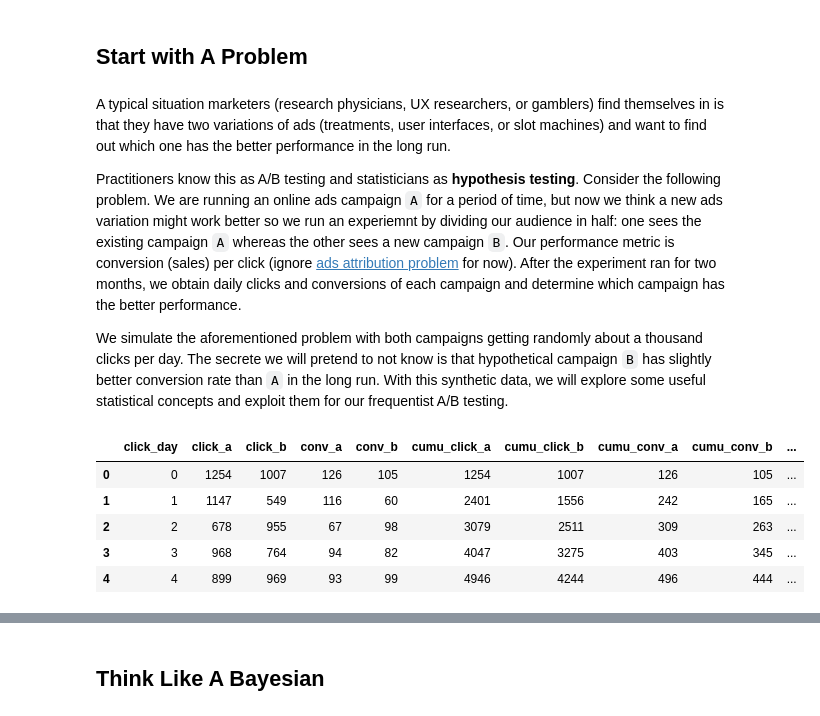
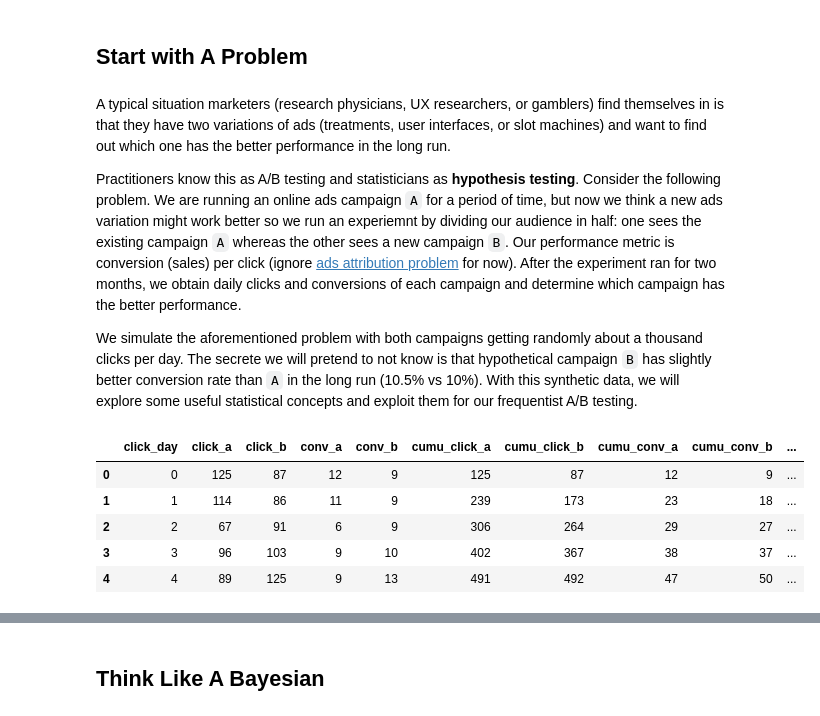
Before and after one commit to cstorm125/abtestoo, a Jupyter notebook: bayesian.ipynb, the cells around one changed output, grey strips where cells are left out. Drawn from its saved outputs; the diff is of its cells as text; code cells hidden in the pictures.

```diff
--- a/bayesian.ipynb
+++ b/bayesian.ipynb
@@ -28,43 +30,43 @@ A typical situation marketers (research physicians, UX researchers, or gamblers)
 
 Practitioners know this as A/B testing and statisticians as **hypothesis testing**. Consider the following problem. We are running an online ads campaign `A` for a period of time, but now we think a new ads variation might work better so we run an experiemnt by dividing our audience in half: one sees the existing campaign `A` whereas the other sees a new campaign `B`. Our performance metric is conversion (sales) per click (ignore [ads attribution problem](https://support.google.com/analytics/answer/1662518) for now). After the experiment ran for two months, we obtain daily clicks and conversions of each campaign and determine which campaign has the better performance.
 
-We simulate the aforementioned problem with both campaigns getting randomly about a thousand clicks per day. The secrete we will pretend to not know is that hypothetical campaign `B` has slightly better conversion rate than `A` in the long run. With this synthetic data, we will explore some useful statistical concepts and exploit them for our frequentist A/B testing.
+We simulate the aforementioned problem with both campaigns getting randomly about a thousand clicks per day. The secrete we will pretend to not know is that hypothetical campaign `B` has slightly better conversion rate than `A` in the long run (10.5% vs 10%). With this synthetic data, we will explore some useful statistical concepts and exploit them for our frequentist A/B testing.
 # %%
 def gen_campaigns(p1,p2,nb_days,scaler,seed):
     #generate fake data
     np.random.seed(seed)
-    ns = np.random.triangular(500,1000,1500,size=nb_days*2).astype(int)
+    ns = np.random.triangular(50,100,150,size=nb_days*2).astype(int)
     np.random.seed(seed)
     es = np.random.randn(nb_days*2) / scaler
 
     n1 = ns[:nb_days]
     c1 = ((p1 + es[:nb_days]) * n1).astype(int)
     n2 = ns[nb_days:]
     c2 = ((p2 + es[nb_days:]) * n2).astype(int)
     conv_days = pd.DataFrame({'click_day':range(nb_days),'click_a':n1,'conv_a':c1,'click_b':n2,'conv_b':c2})
 
     conv_days =  conv_days[['click_day','click_a','click_b','conv_a','conv_b']]
     conv_days['cumu_click_a'] = conv_days.click_a.cumsum()
     conv_days['cumu_click_b'] = conv_days.click_b.cumsum()
     conv_days['cumu_conv_a'] = conv_days.conv_a.cumsum()
     conv_days['cumu_conv_b'] = conv_days.conv_b.cumsum()
     conv_days['cumu_rate_a'] = conv_days.cumu_conv_a / conv_days.cumu_click_a
     conv_days['cumu_rate_b'] = conv_days.cumu_conv_b / conv_days.cumu_click_b
     return conv_days
 
 conv_days = gen_campaigns(p1 = 0.10,
                           p2 = 0.105,
-                          nb_days = 60,
+                          nb_days = 24,
                           scaler=300,
                           seed = 1412) #god-mode
 conv_days.head()
 # %% [output]
 |  | click_day | click_a | click_b | conv_a | conv_b | cumu_click_a | cumu_click_b | cumu_conv_a | cumu_conv_b | ... |
-| 0 | 0 | 1254 | 1007 | 126 | 105 | 1254 | 1007 | 126 | 105 | ... |
-| 1 | 1 | 1147 | 549 | 116 | 60 | 2401 | 1556 | 242 | 165 | ... |
-| 2 | 2 | 678 | 955 | 67 | 98 | 3079 | 2511 | 309 | 263 | ... |
-| 3 | 3 | 968 | 764 | 94 | 82 | 4047 | 3275 | 403 | 345 | ... |
-| 4 | 4 | 899 | 969 | 93 | 99 | 4946 | 4244 | 496 | 444 | ... |
+| 0 | 0 | 125 | 87 | 12 | 9 | 125 | 87 | 12 | 9 | ... |
+| 1 | 1 | 114 | 86 | 11 | 9 | 239 | 173 | 23 | 18 | ... |
+| 2 | 2 | 67 | 91 | 6 | 9 | 306 | 264 | 29 | 27 | ... |
+| 3 | 3 | 96 | 103 | 9 | 10 | 402 | 367 | 38 | 37 | ... |
+| 4 | 4 | 89 | 125 | 9 | 13 | 491 | 492 | 47 | 50 | ... |
 # %%
 rates_df = conv_days[['click_day','cumu_rate_a','cumu_rate_b']].melt(id_vars='click_day')
 g = (ggplot(rates_df, aes(x='click_day', y='value', color='variable')) + geom_line() + theme_minimal() +
```
Also changed, not shown: parts of 95 cells of this notebook, 1 other file.
